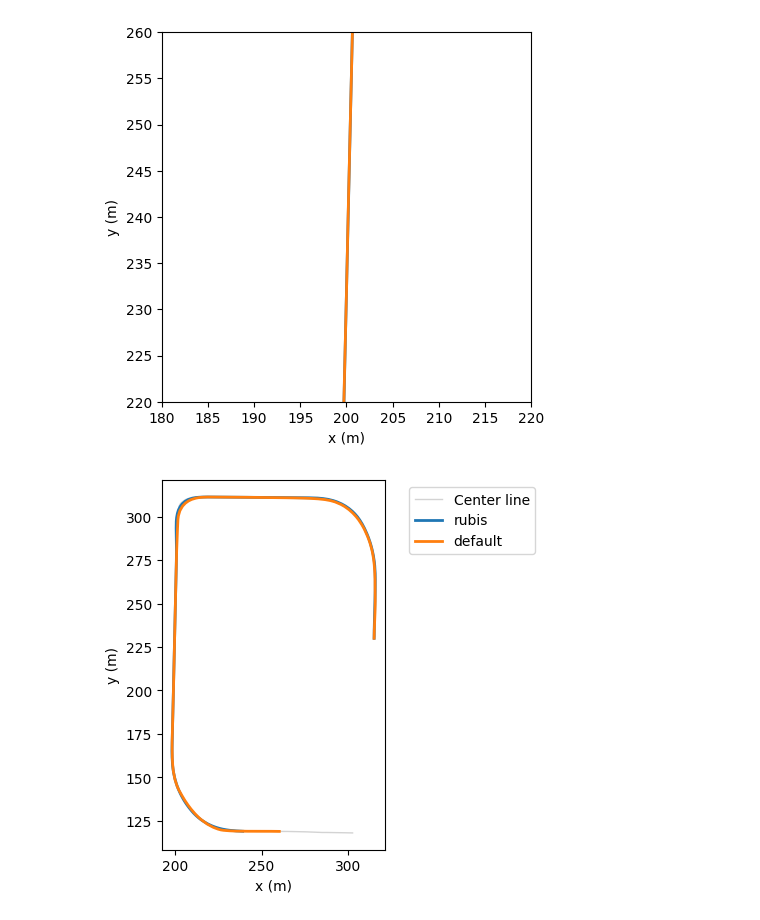
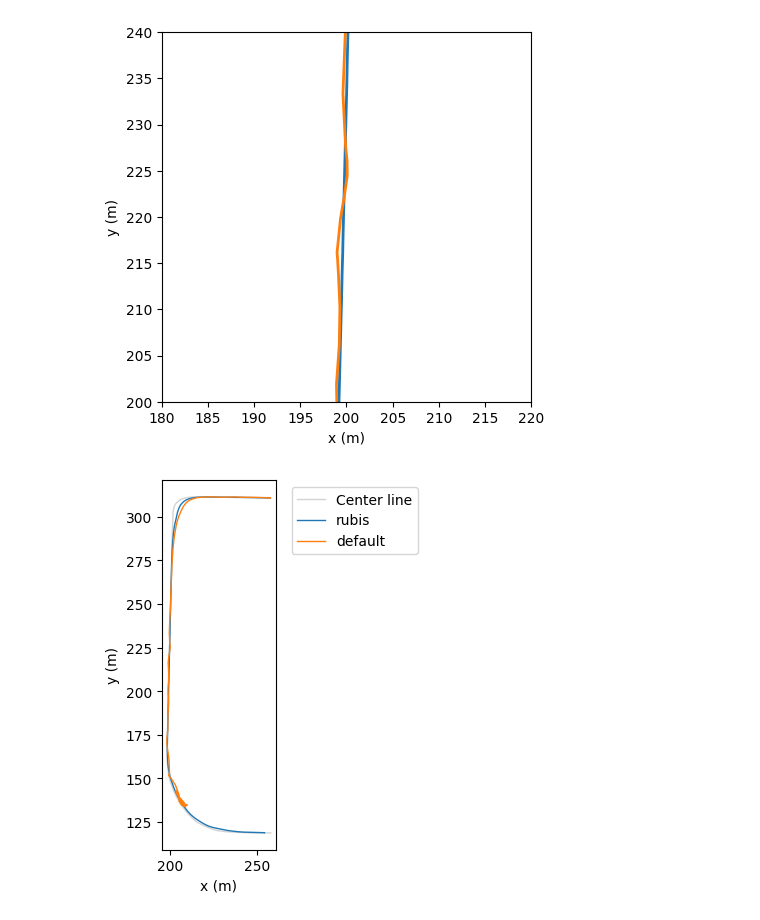
Before and after one commit to ocean-joo/2023_Resource_Management_Research, a Jupyter notebook: experiment/autoware_analyzer.ipynb, the cells around one changed output. Saved outputs shown, nothing was run; the diff lists cells and outputs as text; code cells hidden in the pictures.

```diff
--- a/experiment/autoware_analyzer.ipynb
+++ b/experiment/autoware_analyzer.ipynb
@@ -85,7 +85,7 @@ exp_title2 = info2['center_offset_path'].split('/')[1]
 exp_id = dir_path.split('/')[2]
 # %%
 ### Trajectory
-output_dir_path = 'analyzation/' + output_title + '/trajectories'
+output_dir_path = os.path.join('analyzation', output_title, 'trajectories')
 if not os.path.exists(output_dir_path): os.system('mkdir -p ' + output_dir_path)
 # %%
 # Centerline
@@ -161,7 +161,8 @@ plt.plot(waypoints_x1, waypoints_y1, label='default', linestyle='-', linewidth=2
 plot_path = output_dir_path + '/' + exp_title1 + '_' +  exp_title2 + '_' + exp_id + '_waypoints_detail_middle.png'
 
 plt.xlim(180, 220)
-plt.ylim(220, 260)
+plt.ylim(200, 240)
+# plt.ylim(250, 290)
 
 plt.xlabel('x (m)')
 plt.ylabel('y (m)')
@@ -171,30 +172,28 @@ plt.savefig(plot_path)
 plt.show()
 plt.close()
 # %% [output]
-[figure, old version]
+[figure, new version]
 # %%
 
-# plt.plot(filtered_center_x, filtered_center_y, label='Center line', color='lightgray', linewidth=1)
-# plt.plot(filtered_x1, filtered_y1, label='default', color='red', linestyle='-', linewidth=2)
-# plt.plot(filtered_x2, filtered_y2, label='rubis', color='blue', linestyle='-', linewidth=2)
+filtered_waypoints_x1, filtered_waypoints_y1 = zip(*[[xx, yy] for xx, yy in zip(waypoints_x1, waypoints_y1) if not (xx>=210 and yy<250)])
 
 plt.plot(center_line_x, center_line_y, label='Center line', color='lightgray', linewidth=1)
-plt.plot(waypoints_x2, waypoints_y2, label='rubis', linestyle='-', linewidth=2)
-plt.plot(waypoints_x1, waypoints_y1, label='default', linestyle='-', linewidth=2)
+plt.plot(waypoints_x2, waypoints_y2, label='rubis', linestyle='-', linewidth=1)
+plt.plot(filtered_waypoints_x1, filtered_waypoints_y1, label='default', linestyle='-', linewidth=1)
 
 
 exp_title = source_path1.split('/')[1]
 plot_path = output_dir_path + '/' + exp_title1 + '_' +  exp_title2 + '_' + exp_id + '_waypoints.png'
 
 plt.xlabel('x (m)')
 plt.ylabel('y (m)')
 # plt.title('waypoints')
-plt.legend(loc='upper right', bbox_to_anchor=(1.7, 1.0))
+plt.legend(loc='upper right', bbox_to_anchor=(2.3, 1.0))
 plt.gca().set_aspect('equal')
 plt.savefig(plot_path, dpi=300)
 plt.show()
 plt.close()
 # %% [output]
-[figure, old version]
+[figure, new version]
 # %%
 ### center offset
```
Also changed, not shown: parts of 10 cells of this notebook, 1 other file.
